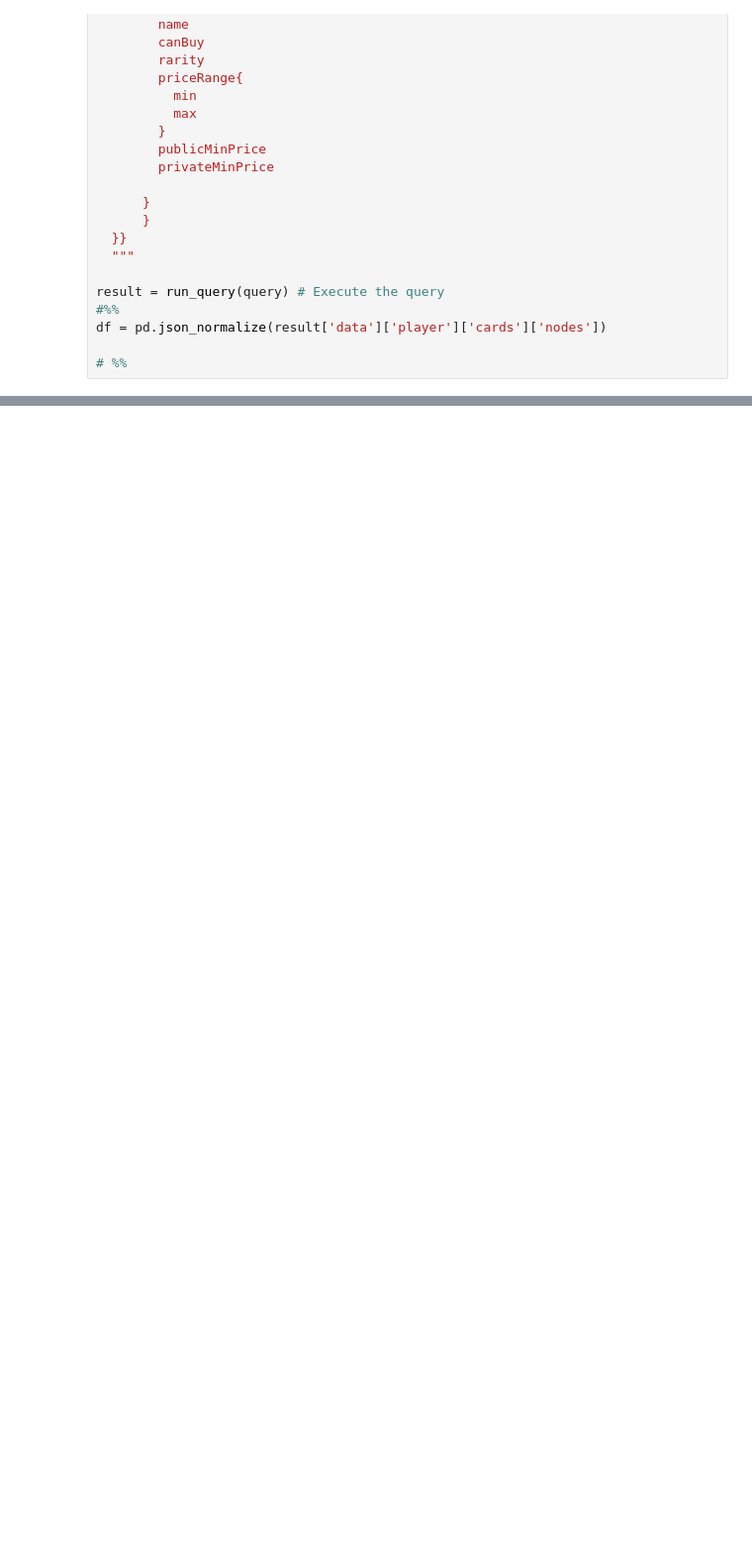
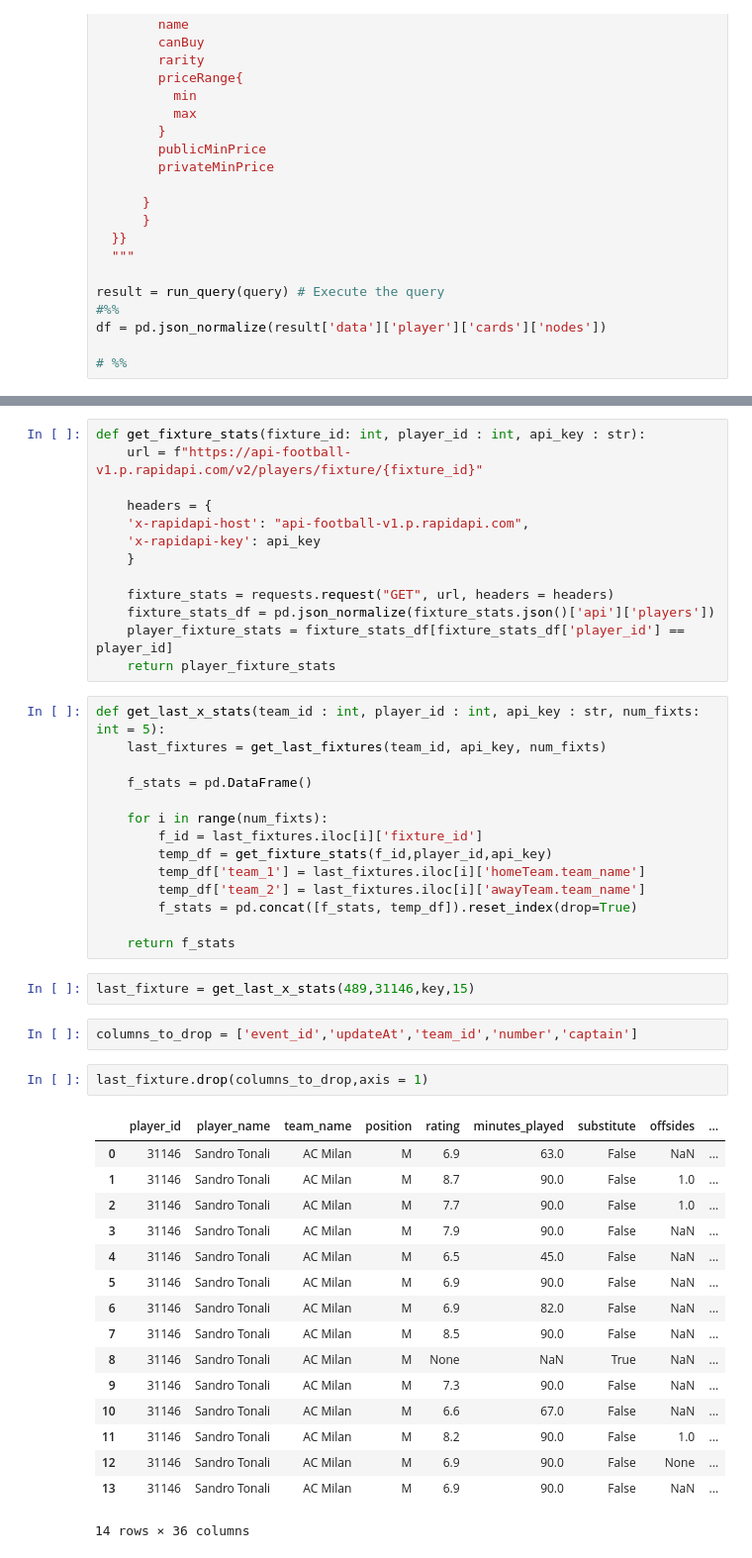
Before and after one commit to pennatia/NotSoRare, a Jupyter notebook: Codebase/try.ipynb, the cells around one changed output, grey strips where cells are left out. Shown: that part at 99% size. Cells and saved outputs as stored; diff of their text form; blank space fills up the shorter version.

```diff
--- a/Codebase/try.ipynb
+++ b/Codebase/try.ipynb
@@ -63,0 +108,50 @@ df
+# %%
+def get_fixture_stats(fixture_id: int, player_id : int, api_key : str):
+    url = f"https://api-football-v1.p.rapidapi.com/v2/players/fixture/{fixture_id}"
+
+    headers = {
+    'x-rapidapi-host': "api-football-v1.p.rapidapi.com",
+    'x-rapidapi-key': api_key
+    }
+
+    fixture_stats = requests.request("GET", url, headers = headers)
+    fixture_stats_df = pd.json_normalize(fixture_stats.json()['api']['players'])
+    player_fixture_stats = fixture_stats_df[fixture_stats_df['player_id'] == player_id]
+    return player_fixture_stats
+# %%
+def get_last_x_stats(team_id : int, player_id : int, api_key : str, num_fixts: int = 5):
+    last_fixtures = get_last_fixtures(team_id, api_key, num_fixts)
+
+    f_stats = pd.DataFrame()
+
+    for i in range(num_fixts):
+        f_id = last_fixtures.iloc[i]['fixture_id']
+        temp_df = get_fixture_stats(f_id,player_id,api_key)
+        temp_df['team_1'] = last_fixtures.iloc[i]['homeTeam.team_name']
+        temp_df['team_2'] = last_fixtures.iloc[i]['awayTeam.team_name']
+        f_stats = pd.concat([f_stats, temp_df]).reset_index(drop=True)
+
+    return f_stats
+# %%
+last_fixture = get_last_x_stats(489,31146,key,15)
+# %%
+columns_to_drop = ['event_id','updateAt','team_id','number','captain']
+# %%
+last_fixture.drop(columns_to_drop,axis = 1)
+# %% [output]
+|  | player_id | player_name | team_name | position | rating | minutes_played | substitute | offsides | ... |
+| 0 | 31146 | Sandro Tonali | AC Milan | M | 6.9 | 63.0 | False | NaN | ... |
+| 1 | 31146 | Sandro Tonali | AC Milan | M | 8.7 | 90.0 | False | 1.0 | ... |
+| 2 | 31146 | Sandro Tonali | AC Milan | M | 7.7 | 90.0 | False | 1.0 | ... |
+| 3 | 31146 | Sandro Tonali | AC Milan | M | 7.9 | 90.0 | False | NaN | ... |
+| 4 | 31146 | Sandro Tonali | AC Milan | M | 6.5 | 45.0 | False | NaN | ... |
+| 5 | 31146 | Sandro Tonali | AC Milan | M | 6.9 | 90.0 | False | NaN | ... |
+| 6 | 31146 | Sandro Tonali | AC Milan | M | 6.9 | 82.0 | False | NaN | ... |
+| 7 | 31146 | Sandro Tonali | AC Milan | M | 8.5 | 90.0 | False | NaN | ... |
+| 8 | 31146 | Sandro Tonali | AC Milan | M | None | NaN | True | NaN | ... |
+| 9 | 31146 | Sandro Tonali | AC Milan | M | 7.3 | 90.0 | False | NaN | ... |
+| 10 | 31146 | Sandro Tonali | AC Milan | M | 6.6 | 67.0 | False | NaN | ... |
+| 11 | 31146 | Sandro Tonali | AC Milan | M | 8.2 | 90.0 | False | 1.0 | ... |
+| 12 | 31146 | Sandro Tonali | AC Milan | M | 6.9 | 90.0 | False | None | ... |
+| 13 | 31146 | Sandro Tonali | AC Milan | M | 6.9 | 90.0 | False | NaN | ... |
+14 rows × 36 columns
```
Also changed, not shown: parts of 15 cells of this notebook, 1 other file.
